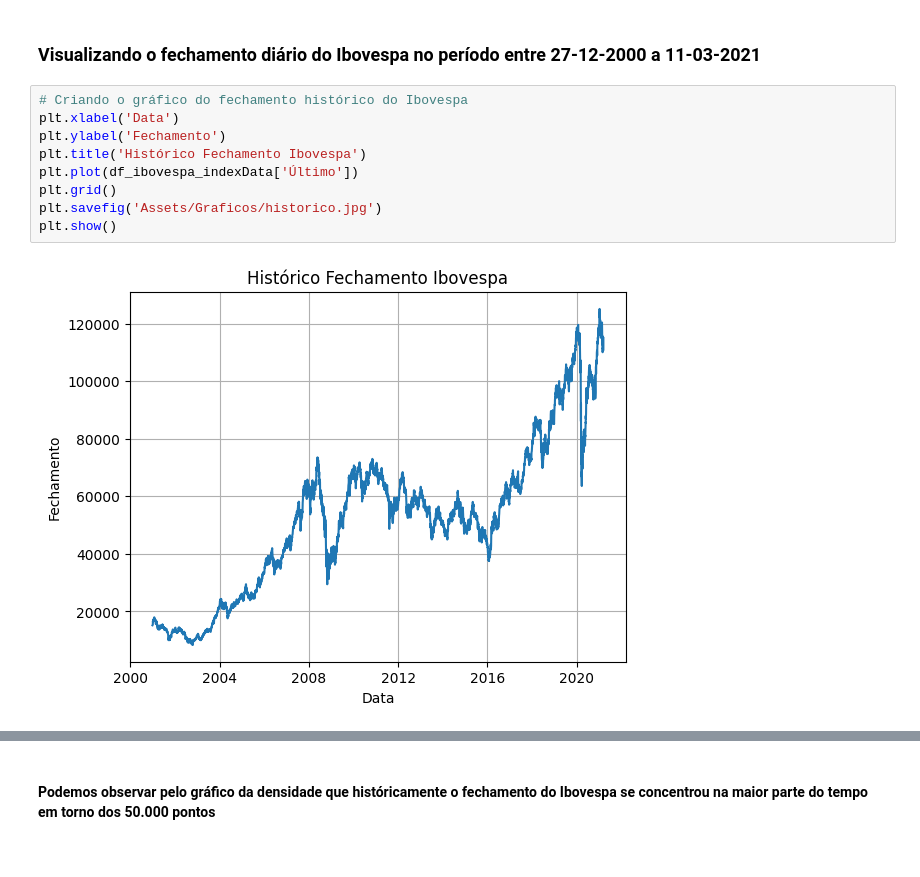
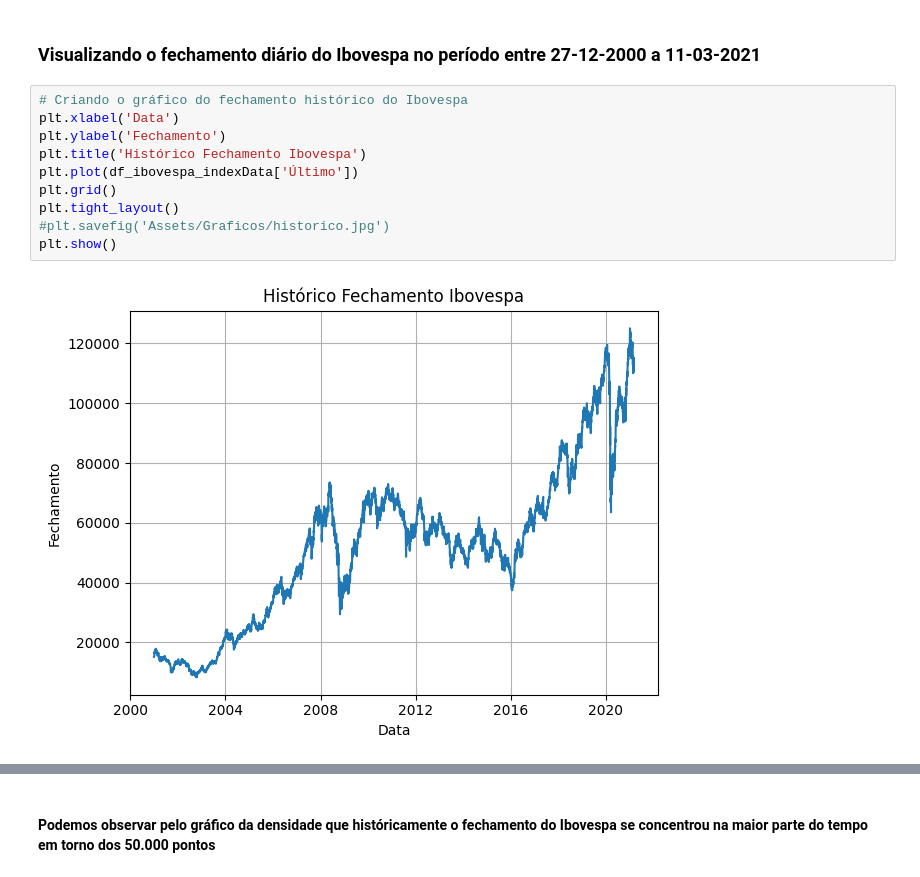
Before and after one commit to GabrielPCO/tech-challenge-ml, a Jupyter notebook: tech_challenge.ipynb, the cells around one changed output, grey strips where cells are left out. Cells and saved outputs as stored; diff of their text form.

```diff
--- a/tech_challenge.ipynb
+++ b/tech_challenge.ipynb
@@ -137,14 +137,15 @@ df_ibovespa_indexData.to_csv('Assets/DataFrames/ibov.csv', index=True)
 # %%
 # Criando o gráfico do fechamento histórico do Ibovespa
 plt.xlabel('Data')
 plt.ylabel('Fechamento')
 plt.title('Histórico Fechamento Ibovespa')
 plt.plot(df_ibovespa_indexData['Último'])
 plt.grid()
-plt.savefig('Assets/Graficos/historico.jpg')
+plt.tight_layout()
+#plt.savefig('Assets/Graficos/historico.jpg')
 plt.show()
 # %% [output]
-[figure, old version]
+[figure, new version]
 # %%
 # Distribuição do dataset
 df_fechamento = df_ibovespa_indexData['Último']
```
Also changed, not shown: parts of 20 cells of this notebook, 1 other file.
